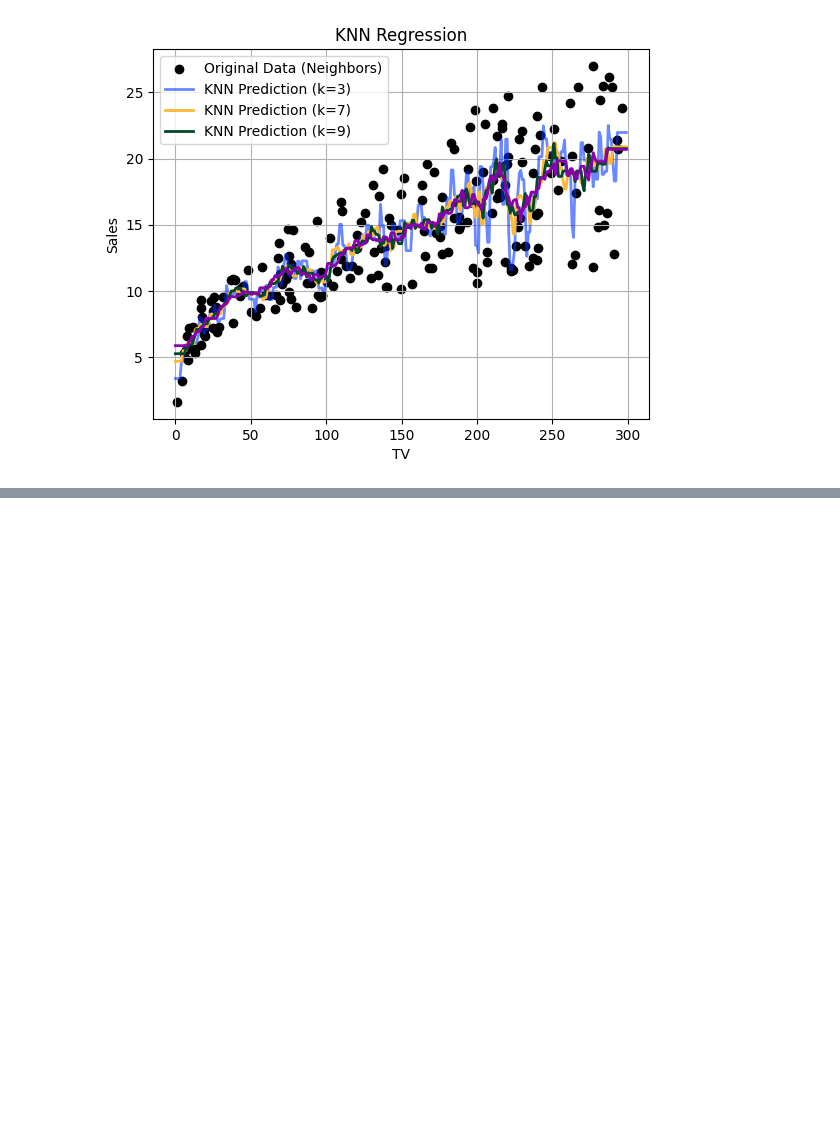
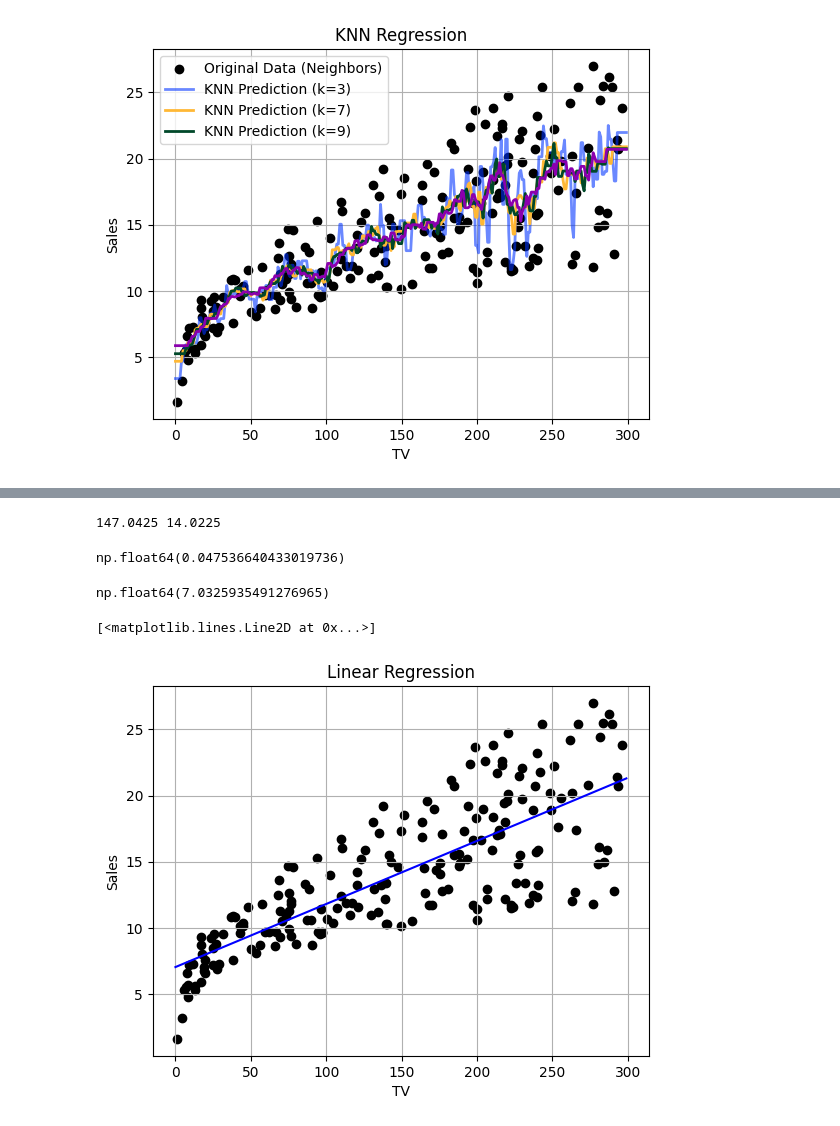
Before and after one commit to proudynyu/python_data_science, a Jupyter notebook: src/notebooks/learn/linear-multilinear-regression.ipynb, the cells around one changed output, grey strips where cells are left out. Drawn from its saved outputs; the diff is of its cells as text; code cells hidden in the pictures; blank space fills up the shorter version.

Commit message:
feat: linear regression

```diff
--- a/src/notebooks/learn/linear-multilinear-regression.ipynb
+++ b/src/notebooks/learn/linear-multilinear-regression.ipynb
@@ -99,0 +114,8 @@ Concept: Fits a straight line $y = \beta_0 + \beta_1x$ by minimizing the sum of
+# %%
+df_tv = df["TV"]
+df_sales = df["Sales"]
+
+print(
+    df_tv.head(),
+    df_sales.head()
+)
@@ -99,0 +134,29 @@ Concept: Fits a straight line $y = \beta_0 + \beta_1x$ by minimizing the sum of
+# %%
+x_bar, y_bar = df_tv.mean(), df_sales.mean()
+print(x_bar, y_bar)
+# %% [output]
+147.0425 14.0225
+# %%
+beta_1 = np.sum((df_tv - x_bar) * (df_sales - y_bar)) / np.sum((df_tv - x_bar) ** 2)
+beta_1
+# %% [output]
+np.float64(0.047536640433019736)
+# %%
+beta_0 = y_bar - (beta_1 * x_bar)
+beta_0
+# %% [output]
+np.float64(7.0325935491276965)
+# %%
+plt.title("Linear Regression")
+plt.xlabel("TV")
+plt.ylabel("Sales")
+plt.scatter(df_tv, df_sales, color="black", label="tv x sales")
+plt.grid()
+
+x_values = np.linspace(0, 300, num=300)
+x_line = beta_0 + (beta_1 * x_values)
+
+plt.plot(x_line, color="blue", label="plotted hat y")
+# %% [output]
+[<matplotlib.lines.Line2D at 0x...>]
+[figure, added]
```
Also changed, not shown: parts of 3 cells of this notebook.
